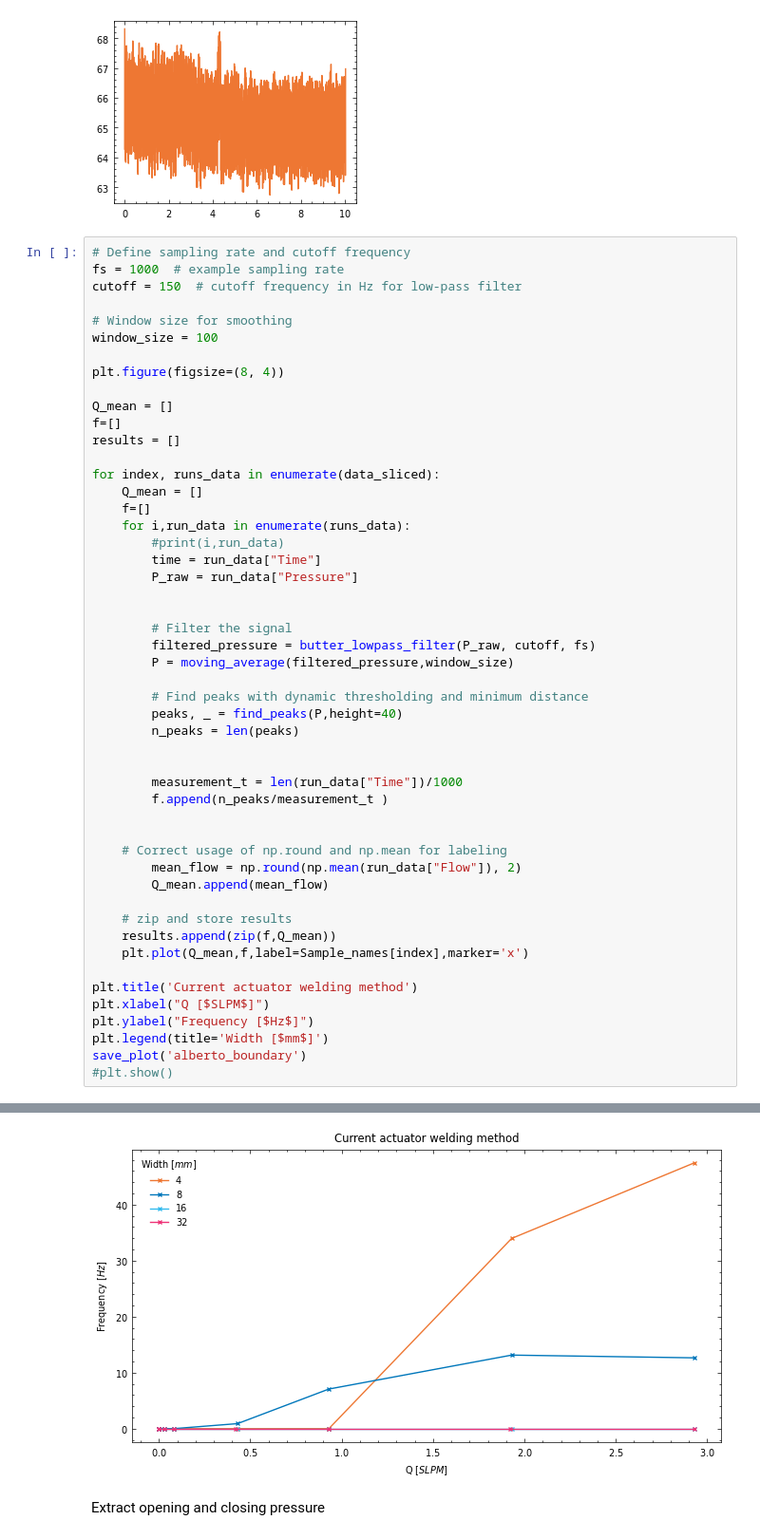
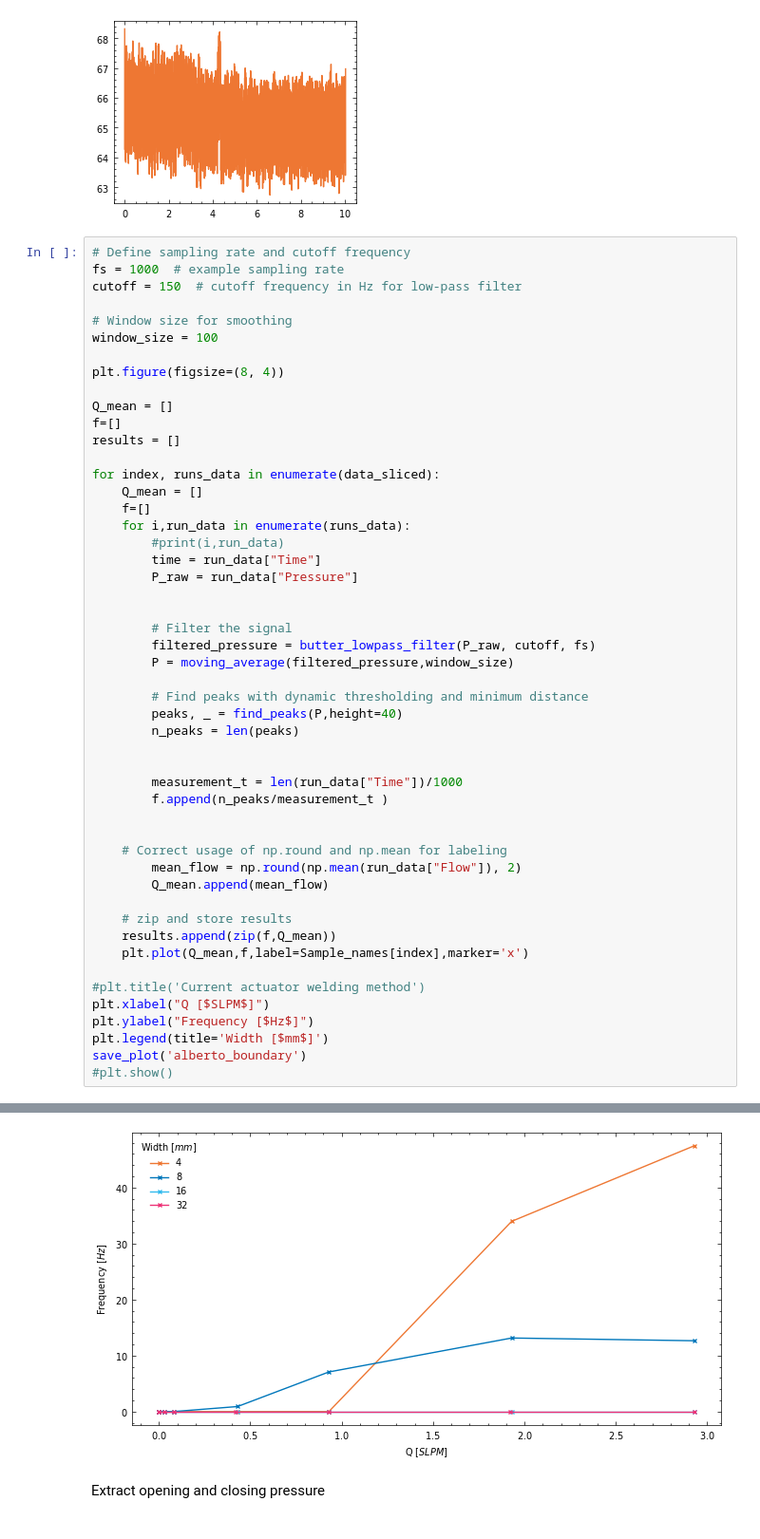
Before and after one commit to Olviel/Thermal_Soft_Robotics, a Jupyter notebook: Thermal_actuation/Experimental/Fluidic/Actuators/Actuator_main.ipynb, the cells around one changed output, grey strips where cells are left out. Shown at 95% size. Cells and saved outputs as stored; diff of their text form.

Commit message:
changed figure: removed title

```diff
--- a/Thermal_actuation/Experimental/Fluidic/Actuators/Actuator_main.ipynb
+++ b/Thermal_actuation/Experimental/Fluidic/Actuators/Actuator_main.ipynb
@@ -212,7 +212,7 @@ for index, runs_data in enumerate(data_sliced):
     results.append(zip(f,Q_mean))
     plt.plot(Q_mean,f,label=Sample_names[index],marker='x')
 
-plt.title('Current actuator welding method')
+#plt.title('Current actuator welding method')
 plt.xlabel("Q [$SLPM$]")
 plt.ylabel("Frequency [$Hz$]")
 plt.legend(title='Width [$mm$]')
@@ -222,4 +223,4 @@ save_plot('alberto_boundary')
-[figure, old version]
+[figure, new version]
 # %% [markdown]
 Extract opening and closing pressure
 # %% [markdown]
```
Also changed, not shown: parts of 1 cell of this notebook.
